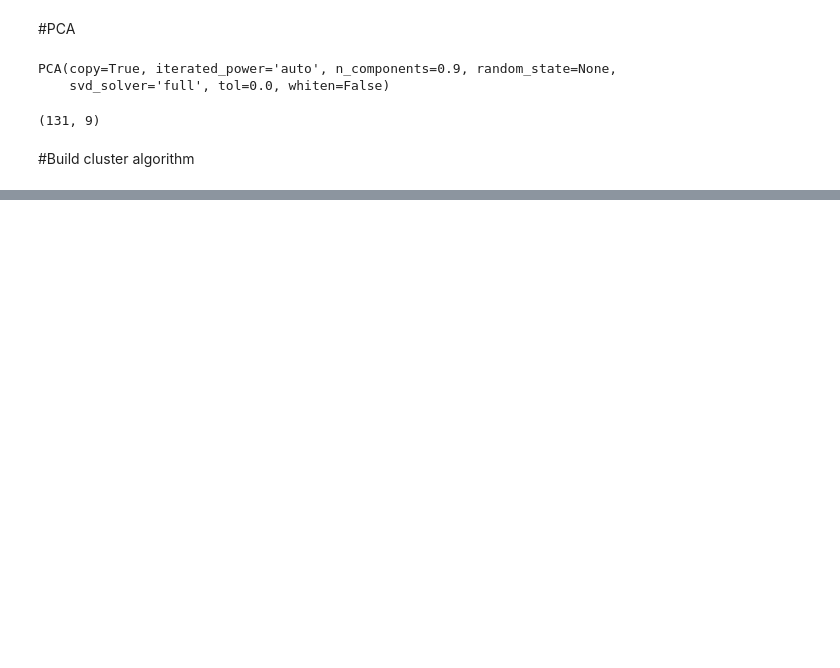
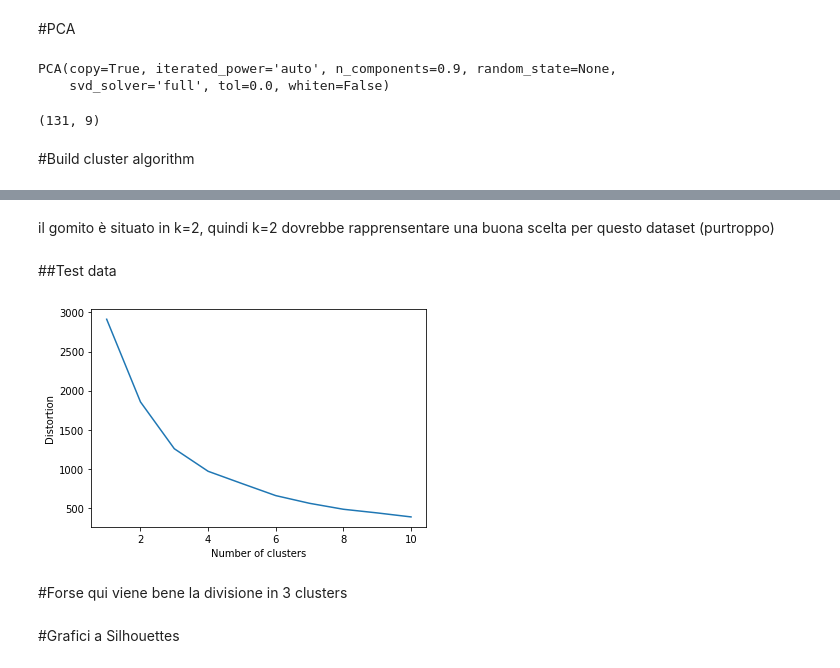
Before and after one commit to leonardoub/SCRIPT_PALERMO, a Jupyter notebook: Clustering.ipynb, the cells around one changed output, grey strips where cells are left out. Drawn from its saved outputs; the diff is of its cells as text; code cells hidden in the pictures; blank space fills up the shorter version.

```diff
--- a/Clustering.ipynb
+++ b/Clustering.ipynb
@@ -103,0 +183,20 @@ label_predicted = kmeans.predict(train_data_stand_pca)
+# %% [markdown]
+il gomito è situato in k=2, quindi k=2 dovrebbe rapprensentare una buona scelta per questo dataset (purtroppo)
+# %% [markdown]
+##Test data
+# %%
+distortions = []
+for i in range(1, 11):
+  km = KMeans(n_clusters=i, init='k-means++', random_state=0)
+  km.fit(test_data_stand_pca)
+  distortions.append(km.inertia_)
+plt.plot(range(1, 11), distortions)
+plt.xlabel('Number of clusters')
+plt.ylabel('Distortion')
+plt.show()
+# %% [output]
+[figure, added]
+# %% [markdown]
+#Forse qui viene bene la divisione in 3 clusters
+# %% [markdown]
+#Grafici a Silhouettes
```
Also changed, not shown: parts of 15 cells of this notebook.
